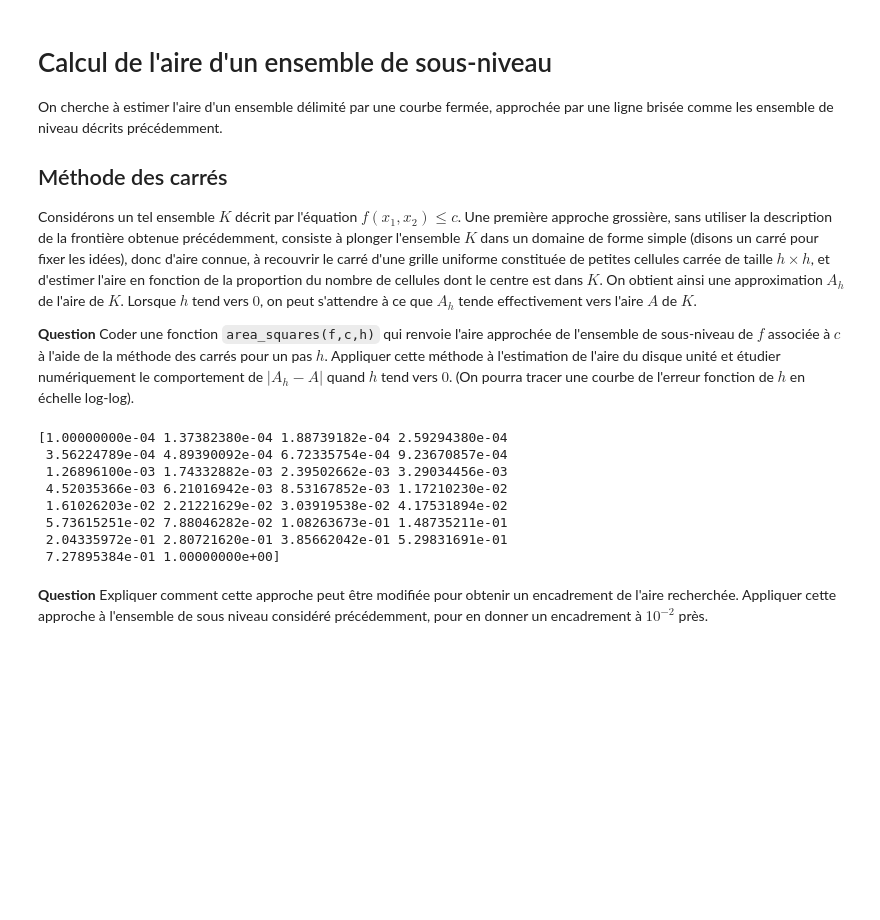
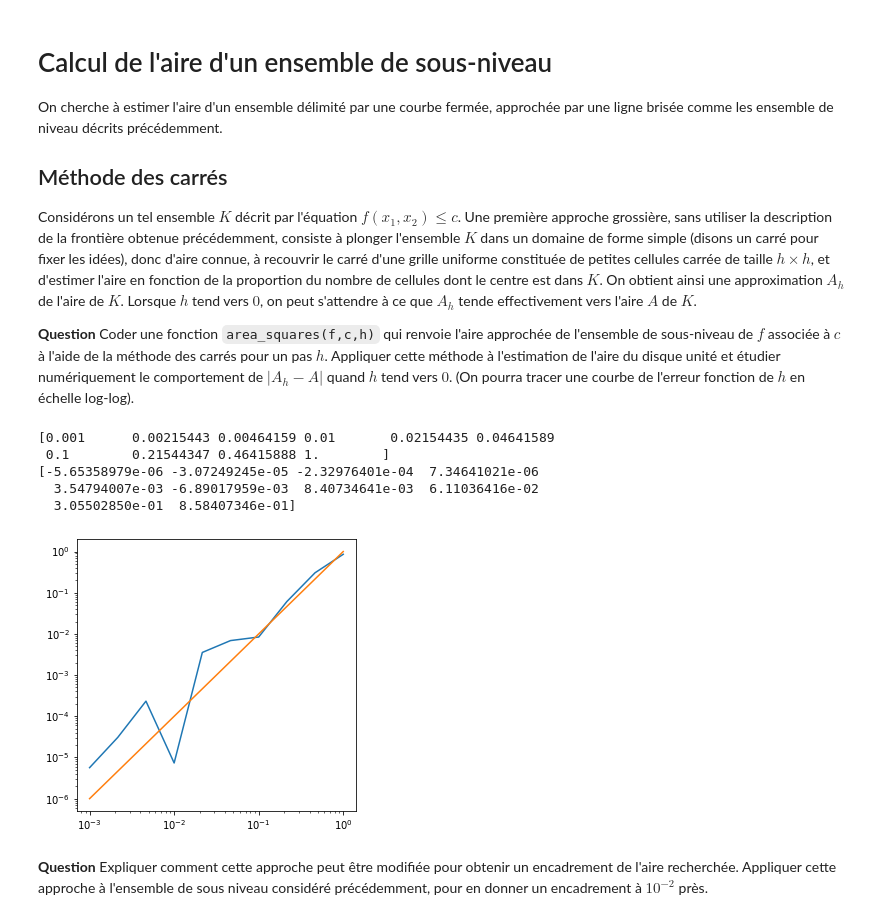
Before and after one commit to david-j-p21/Projet-num, a Jupyter notebook: Projet numérique - Calcul différentiel.ipynb, the cells around one changed output. Saved outputs shown, nothing was run; the diff lists cells and outputs as text; code cells hidden in the pictures; blank space fills up the shorter version.

```diff
--- a/Projet numérique - Calcul différentiel.ipynb
+++ b/Projet numérique - Calcul différentiel.ipynb
@@ -395,42 +395,40 @@ def area_squares(f,c,h):
             if np.linalg.norm(points[k]-points[i])>diametre :
                 diametre=np.linalg.norm(points[k]-points[i])
 
 
     x,y=points[0,:] #centre du carré de côté 2*diametre
     nbr_carre=0
     indice=int(np.floor(diametre/h)) # nombre de mini carrés = indice^2
     for i in range(-indice,indice): # on regarde si le sens des mini carrés est dans l'ensemble de sous niveau ou non
         for j in range (-indice,indice):
             if f(float(x+i*h),float(y+j*h))<=c:
                 nbr_carre+=1
 
     return nbr_carre*h**2
 
 def cercle(x,y):
     return (x**2+y**2)
 
 
 area_vec=np.vectorize(area_squares)
 
 def erreur() :
-    x=np.logspace(-3,0,20)
+    x=np.logspace(-3,0,10)
     print(x)
     y=area_vec(cercle,1.0,x)-np.pi
     print(y)
     plt.loglog(x,abs(y))
     plt.loglog(x,x**2)
     plt.show()
 
 erreur()
 # %% [output]
-[1.00000000e-04 1.37382380e-04 1.88739182e-04 2.59294380e-04
- 3.56224789e-04 4.89390092e-04 6.72335754e-04 9.23670857e-04
- 1.26896100e-03 1.74332882e-03 2.39502662e-03 3.29034456e-03
- 4.52035366e-03 6.21016942e-03 8.53167852e-03 1.17210230e-02
- 1.61026203e-02 2.21221629e-02 3.03919538e-02 4.17531894e-02
- 5.73615251e-02 7.88046282e-02 1.08263673e-01 1.48735211e-01
- 2.04335972e-01 2.80721620e-01 3.85662042e-01 5.29831691e-01
- 7.27895384e-01 1.00000000e+00]
+[0.001      0.00215443 0.00464159 0.01       0.02154435 0.04641589
+ 0.1        0.21544347 0.46415888 1.        ]
+[-5.65358979e-06 -3.07249245e-05 -2.32976401e-04  7.34641021e-06
+  3.54794007e-03 -6.89017959e-03  8.40734641e-03  6.11036416e-02
+  3.05502850e-01  8.58407346e-01]
+[figure, added]
 # %% [markdown]
 **Question**  Expliquer comment cette approche peut être modifiée pour obtenir un encadrement de l'aire recherchée.
 Appliquer cette approche à l'ensemble de sous niveau considéré précédemment, pour en donner un encadrement à $10^{-2}$ près.
```
Also changed, not shown: parts of 2 cells of this notebook.
